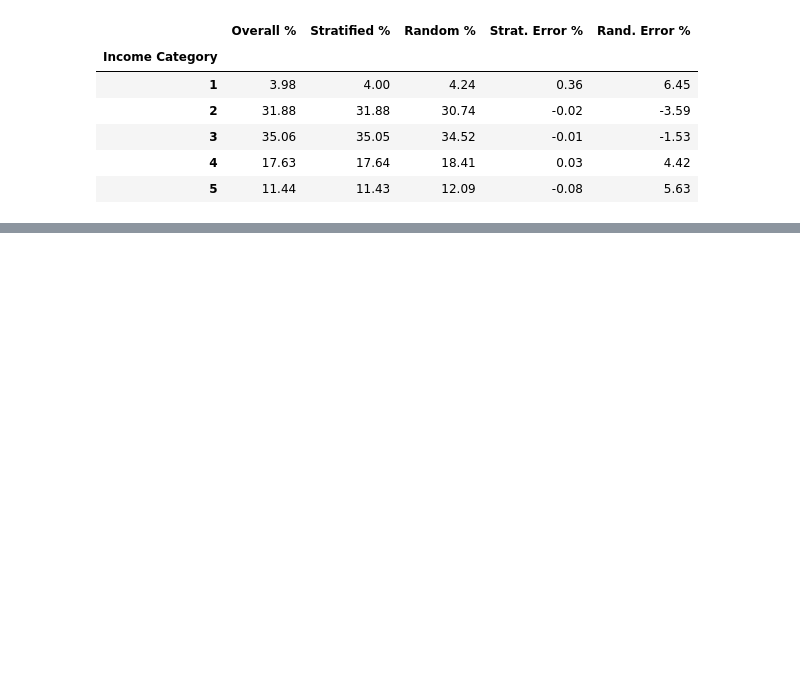
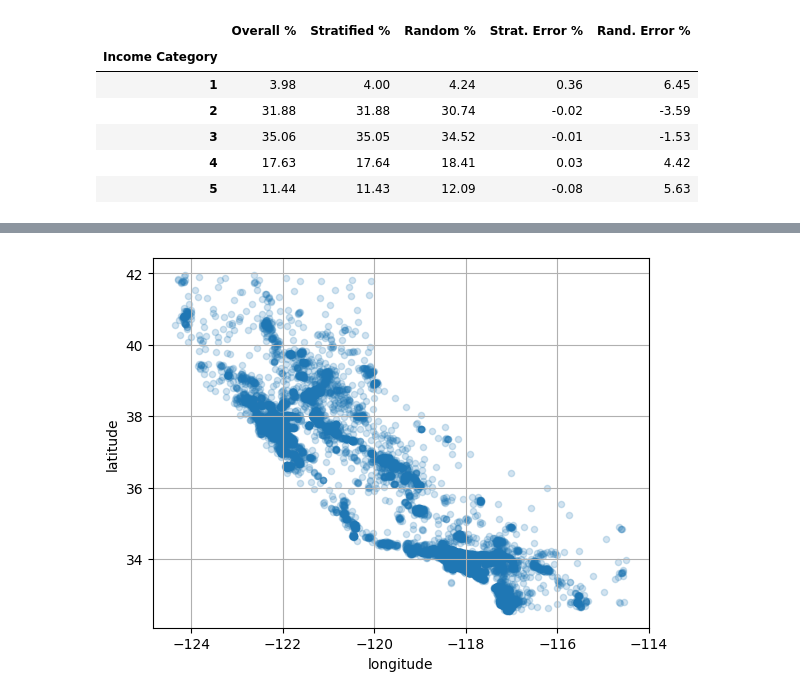
Before and after one commit to naimataki/California-Housing-Prices, a Jupyter notebook: housing.ipynb, the cells around one changed output, grey strips where cells are left out. Drawn from its saved outputs; the diff is of its cells as text; code cells hidden in the pictures; blank space fills up the shorter version.

```diff
--- a/housing.ipynb
+++ b/housing.ipynb
@@ -233,0 +244,7 @@ for set_ in (strat_train_set, strat_test_set):
+# %%
+# Setting alpha=0.2: turns a scatter plot into a visual density map
+# by making overlapping points darker, allowing you to see where data is concentrated
+housing.plot(kind="scatter", x="longitude", y="latitude", grid=True, alpha=0.2)
+plt.show()
+# %% [output]
+[figure, added]
```
Also changed, not shown: parts of 9 cells of this notebook.
